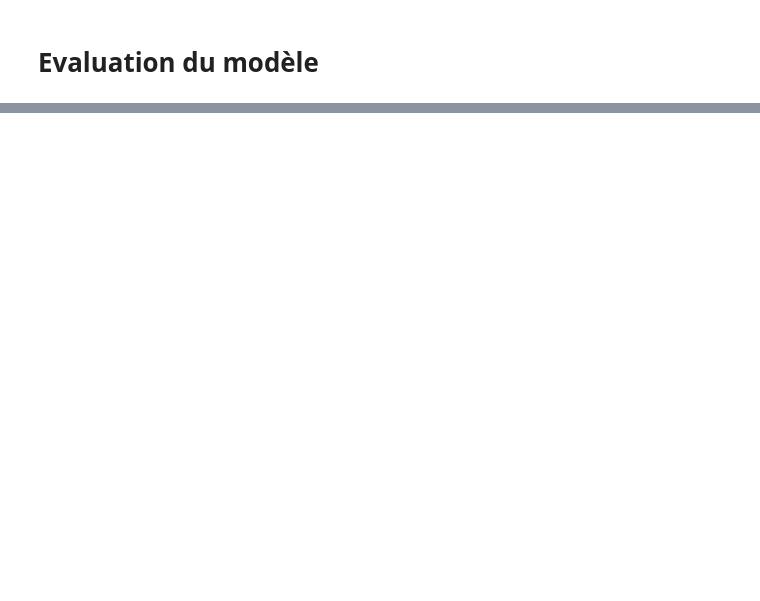
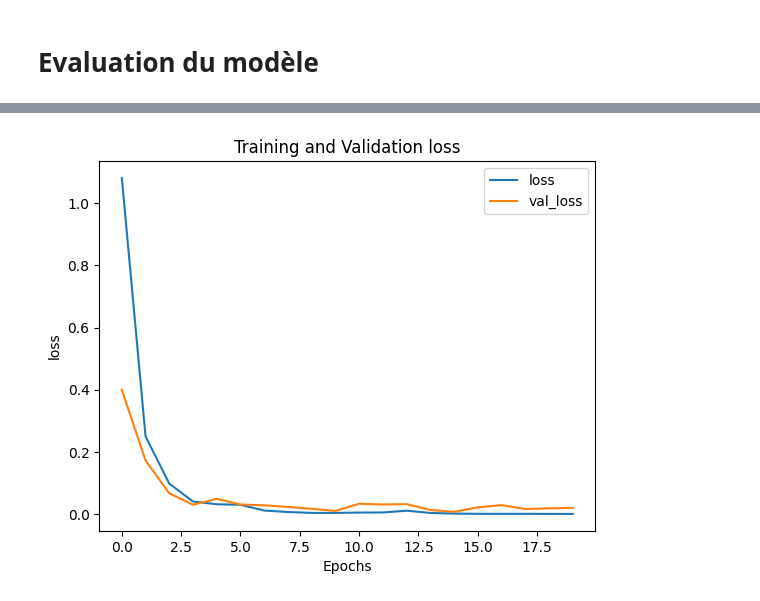
Before and after one commit to IliesChibane/Exploring-the-OPPORTUNITY-Dataset-for-Activity-Recognition, a Jupyter notebook: CNN_Classification.ipynb, the cells around one changed output, grey strips where cells are left out. Cells and saved outputs as stored; diff of their text form; code cells hidden in the pictures; blank space fills up the shorter version.

```diff
--- a/CNN_Classification.ipynb
+++ b/CNN_Classification.ipynb
@@ -496 +333,11 @@ Test accuracy: 0.9897058606147766
+# %%
+plt.plot(history.history['loss'], label='loss')
+plt.plot(history.history['val_loss'], label='Validation loss')
+plt.xlabel("Epochs")
+plt.ylabel('loss')
+plt.legend(['loss', 'val_loss'])
+plt.title('Training and Validation loss')
+plt.show()
+# %% [output]
+[figure, added]
 # %%
```
Also changed, not shown: parts of 31 cells of this notebook, 2 other files.
